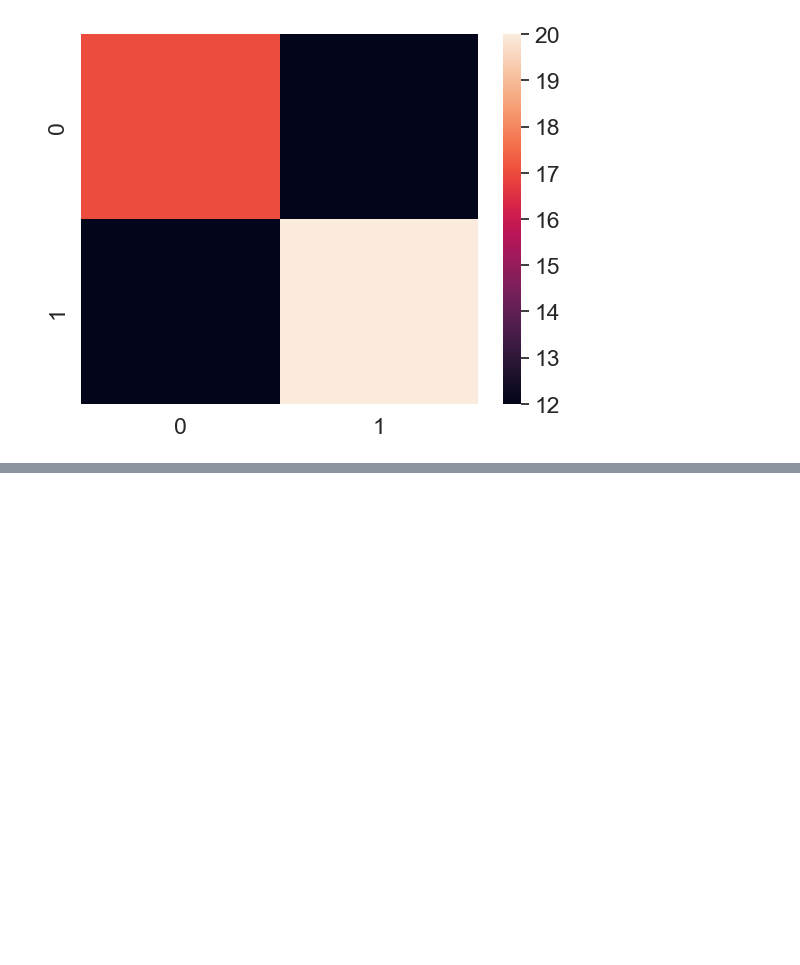
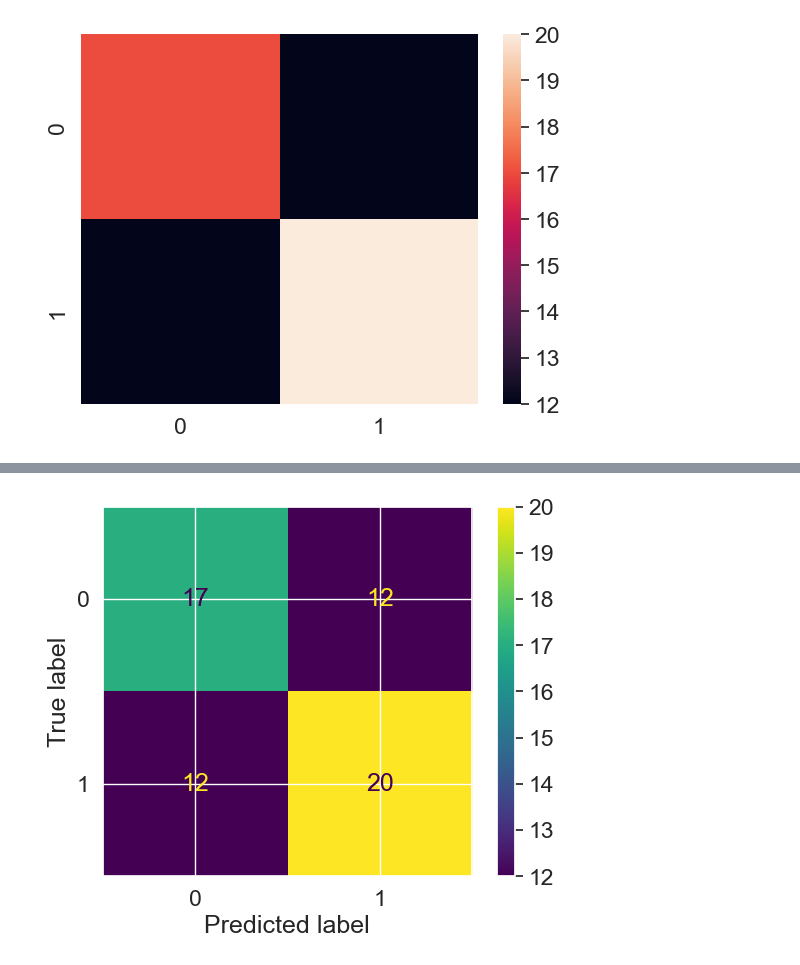
Before and after one commit to ShrishailChincholi/from-zero-to-aiml, a Jupyter notebook: ML/Scikit-learn/introducation-to-scikit-learn.ipynb, the cells around one changed output, grey strips where cells are left out. Cells and saved outputs as stored; diff of their text form; code cells hidden in the pictures; blank space fills up the shorter version.

```diff
--- a/ML/Scikit-learn/introducation-to-scikit-learn.ipynb
+++ b/ML/Scikit-learn/introducation-to-scikit-learn.ipynb
@@ -1278,0 +1325,5 @@ sns.heatmap(conf_mat);
+# %%
+ConfusionMatrixDisplay.from_predictions(y_true=y_test,
+                                        y_pred=y_preds);
+# %% [output]
+[figure, added]
```
Also changed, not shown: parts of 7 cells of this notebook.
